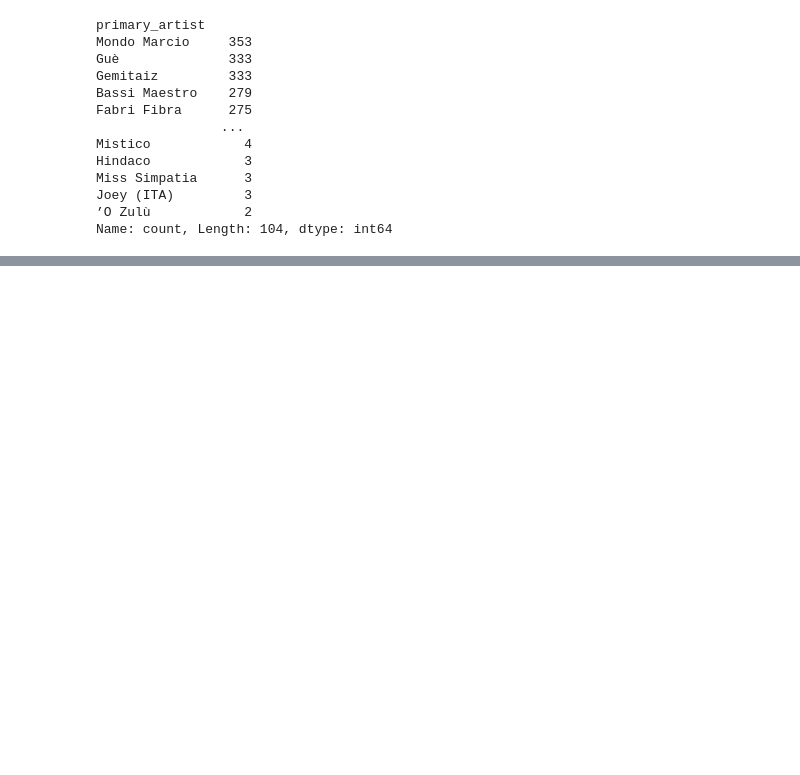
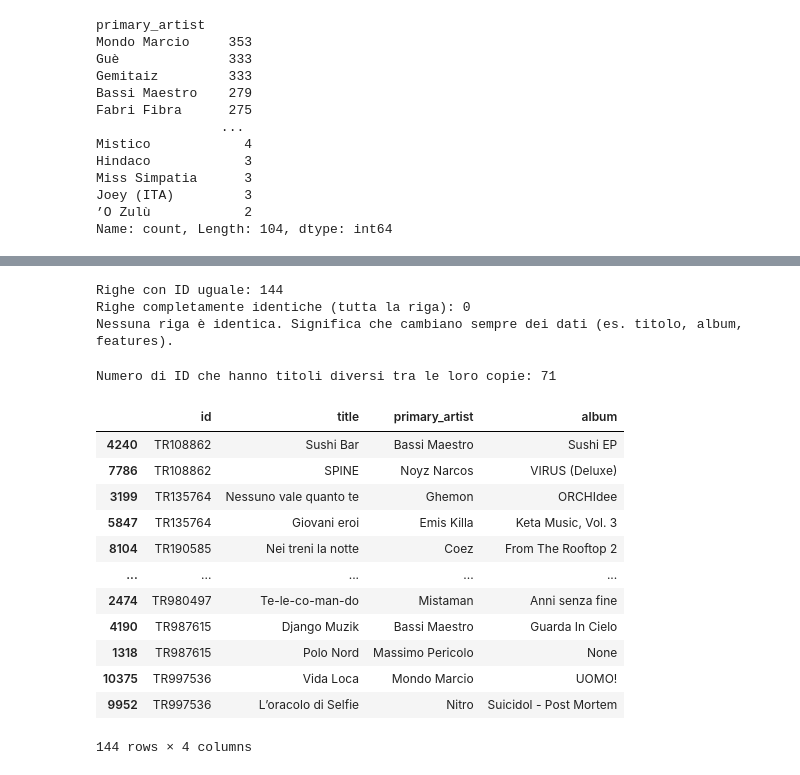
Before and after one commit to lorenzoalbani/dss, a Jupyter notebook: EDA.ipynb, the cells around one changed output, grey strips where cells are left out. Drawn from its saved outputs; the diff is of its cells as text; code cells hidden in the pictures; blank space fills up the shorter version.

Commit message:
found duplicates ids

```diff
--- a/EDA.ipynb
+++ b/EDA.ipynb
@@ -1,4 +1,4 @@
 # %%
 import pandas as pd
 # %%
-json = pd.read_json('tracks.json')
+ds = pd.read_json('tracks.json')
@@ -138,0 +200,51 @@ json.head(50)
+# %%
+# 1. Isola le 144 righe che hanno l'ID duplicato
+duplicati_id = ds[ds.duplicated(subset=['id'], keep=False)]
+
+# 2. Cerca dentro questo gruppo le righe che sono identiche IN TUTTO (senza subset)
+righe_identiche = duplicati_id[duplicati_id.duplicated(keep=False)]
+
+print(f"Righe con ID uguale: {len(duplicati_id)}")
+print(f"Righe completamente identiche (tutta la riga): {len(righe_identiche)}")
+
+# 3. Se ce ne sono, mostriamole
+if len(righe_identiche) > 0:
+    display(righe_identiche.sort_values('id').head(4))
+else:
+    print("Nessuna riga è identica. Significa che cambiano sempre dei dati (es. titolo, album, features).")
+# %% [output]
+Righe con ID uguale: 144
+Righe completamente identiche (tutta la riga): 0
+Nessuna riga è identica. Significa che cambiano sempre dei dati (es. titolo, album, features).
+# %%
+# 1. Seleziona solo le righe che hanno ID duplicati
+duplicati = ds[ds.duplicated(subset=['id'], keep=False)]
+
+# 2. Raggruppa per 'id' e conta i titoli unici per ciascuno
+# Se il risultato è > 1, significa che per quell'ID ci sono titoli diversi
+conteggio_titoli = duplicati.groupby('id')['title'].nunique()
+ids_con_titoli_diversi = conteggio_titoli[conteggio_titoli > 1].index
+
+print(f"Numero di ID che hanno titoli diversi tra le loro copie: {len(ids_con_titoli_diversi)}")
+
+# 3. Visualizza le righe "colpevoli"
+if len(ids_con_titoli_diversi) > 0:
+    cols_to_show = ['id', 'title', 'primary_artist', 'album']
+    display(ds[ds['id'].isin(ids_con_titoli_diversi)].sort_values('id')[cols_to_show])
+else:
+    print("Tutti gli ID duplicati hanno lo stesso titolo identico.")
+# %% [output]
+Numero di ID che hanno titoli diversi tra le loro copie: 71
+|  | id | title | primary_artist | album |
+| 4240 | TR108862 | Sushi Bar | Bassi Maestro | Sushi EP |
+| 7786 | TR108862 | SPINE | Noyz Narcos | VIRUS (Deluxe) |
+| 3199 | TR135764 | Nessuno vale quanto te | Ghemon | ORCHIdee |
+| 5847 | TR135764 | Giovani eroi | Emis Killa | Keta Music, Vol. 3 |
+| 8104 | TR190585 | Nei treni la notte | Coez | From The Rooftop 2 |
+| ... | ... | ... | ... | ... |
+| 2474 | TR980497 | Te-le-co-man-do | Mistaman | Anni senza fine |
+| 4190 | TR987615 | Django Muzik | Bassi Maestro | Guarda In Cielo |
+| 1318 | TR987615 | Polo Nord | Massimo Pericolo | None |
+| 10375 | TR997536 | Vida Loca | Mondo Marcio | UOMO! |
+| 9952 | TR997536 | L’oracolo di Selfie | Nitro | Suicidol - Post Mortem |
+144 rows × 4 columns
```
Also changed, not shown: parts of 16 cells of this notebook.
